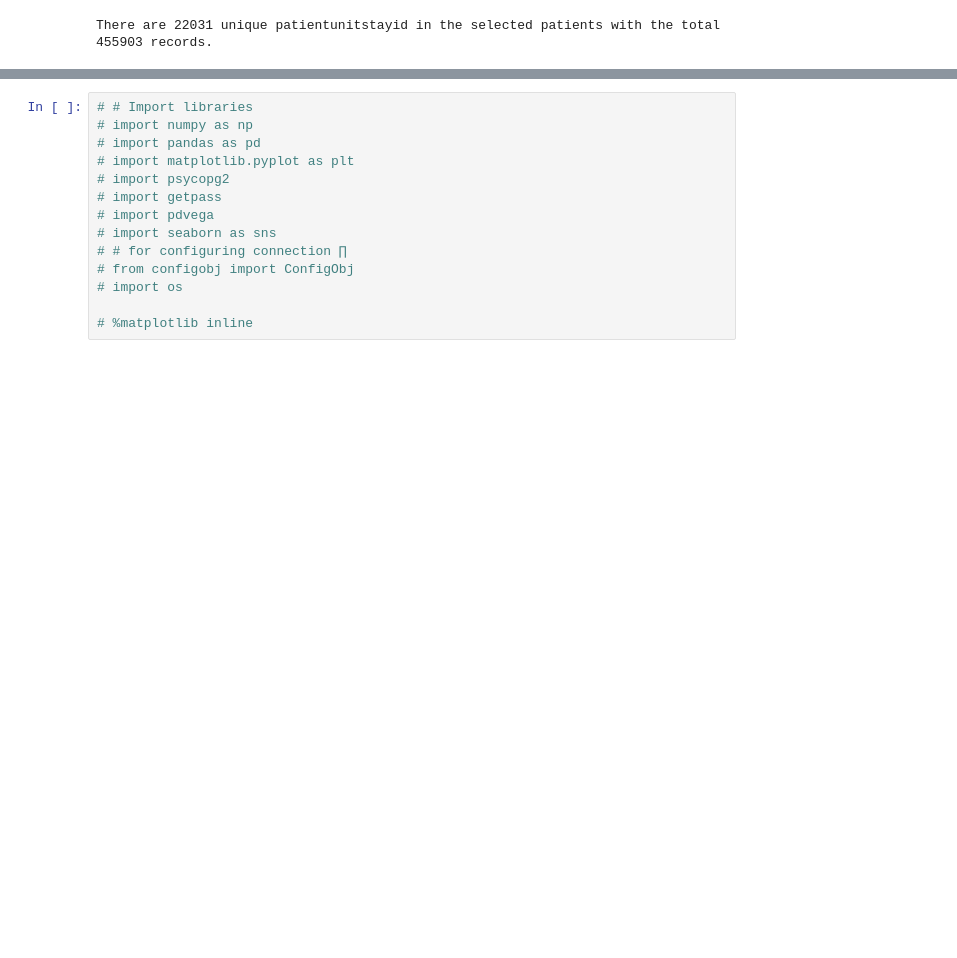
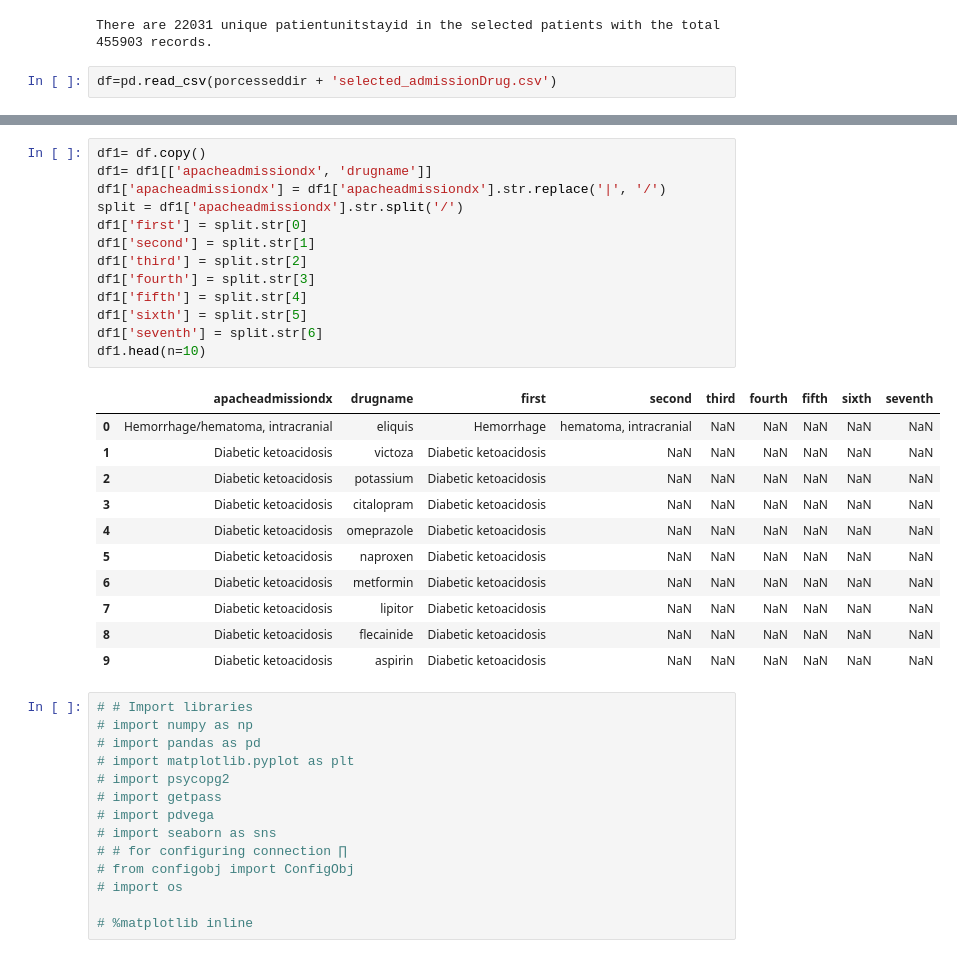
Before and after one commit to joy628/master-project, a Jupyter notebook: data-preprocessing/admissionDrugTable.ipynb, the cells around one changed output, grey strips where cells are left out. Cells and saved outputs as stored; diff of their text form; blank space fills up the shorter version.

```diff
--- a/data-preprocessing/admissionDrugTable.ipynb
+++ b/data-preprocessing/admissionDrugTable.ipynb
@@ -75,6 +75,8 @@ selected_addDx_x=len(df)
 print("There are {} unique patientunitstayid in the selected patients with the total {} records.".format(selected_addDx_p,selected_addDx_x))
 # %% [output]
 There are 22031 unique patientunitstayid in the selected patients with the total 455903 records.
+# %%
+df=pd.read_csv(porcesseddir + 'selected_admissionDrug.csv')
 # %%
 freq_addrug = pd.DataFrame()
 freq_addrug['noAnnotations'] = df['drugname'].value_counts()
@@ -99,3 +116,28 @@ freq_addrug
+# %%
+df1= df.copy()
+df1= df1[['apacheadmissiondx', 'drugname']]
+df1['apacheadmissiondx'] = df1['apacheadmissiondx'].str.replace('|', '/')
+split = df1['apacheadmissiondx'].str.split('/')
+df1['first'] = split.str[0]
+df1['second'] = split.str[1]
+df1['third'] = split.str[2]
+df1['fourth'] = split.str[3]
+df1['fifth'] = split.str[4]
+df1['sixth'] = split.str[5]
+df1['seventh'] = split.str[6]
+df1.head(n=10)
+# %% [output]
+|  | apacheadmissiondx | drugname | first | second | third | fourth | fifth | sixth | seventh |
+| 0 | Hemorrhage/hematoma, intracranial | eliquis | Hemorrhage | hematoma, intracranial | NaN | NaN | NaN | NaN | NaN |
+| 1 | Diabetic ketoacidosis | victoza | Diabetic ketoacidosis | NaN | NaN | NaN | NaN | NaN | NaN |
+| 2 | Diabetic ketoacidosis | potassium | Diabetic ketoacidosis | NaN | NaN | NaN | NaN | NaN | NaN |
+| 3 | Diabetic ketoacidosis | citalopram | Diabetic ketoacidosis | NaN | NaN | NaN | NaN | NaN | NaN |
+| 4 | Diabetic ketoacidosis | omeprazole | Diabetic ketoacidosis | NaN | NaN | NaN | NaN | NaN | NaN |
+| 5 | Diabetic ketoacidosis | naproxen | Diabetic ketoacidosis | NaN | NaN | NaN | NaN | NaN | NaN |
+| 6 | Diabetic ketoacidosis | metformin | Diabetic ketoacidosis | NaN | NaN | NaN | NaN | NaN | NaN |
+| 7 | Diabetic ketoacidosis | lipitor | Diabetic ketoacidosis | NaN | NaN | NaN | NaN | NaN | NaN |
+| 8 | Diabetic ketoacidosis | flecainide | Diabetic ketoacidosis | NaN | NaN | NaN | NaN | NaN | NaN |
+| 9 | Diabetic ketoacidosis | aspirin | Diabetic ketoacidosis | NaN | NaN | NaN | NaN | NaN | NaN |
 # %%
 # # Import libraries
 # import numpy as np
```
Also changed, not shown: parts of 2 cells of this notebook, 3 other files.
